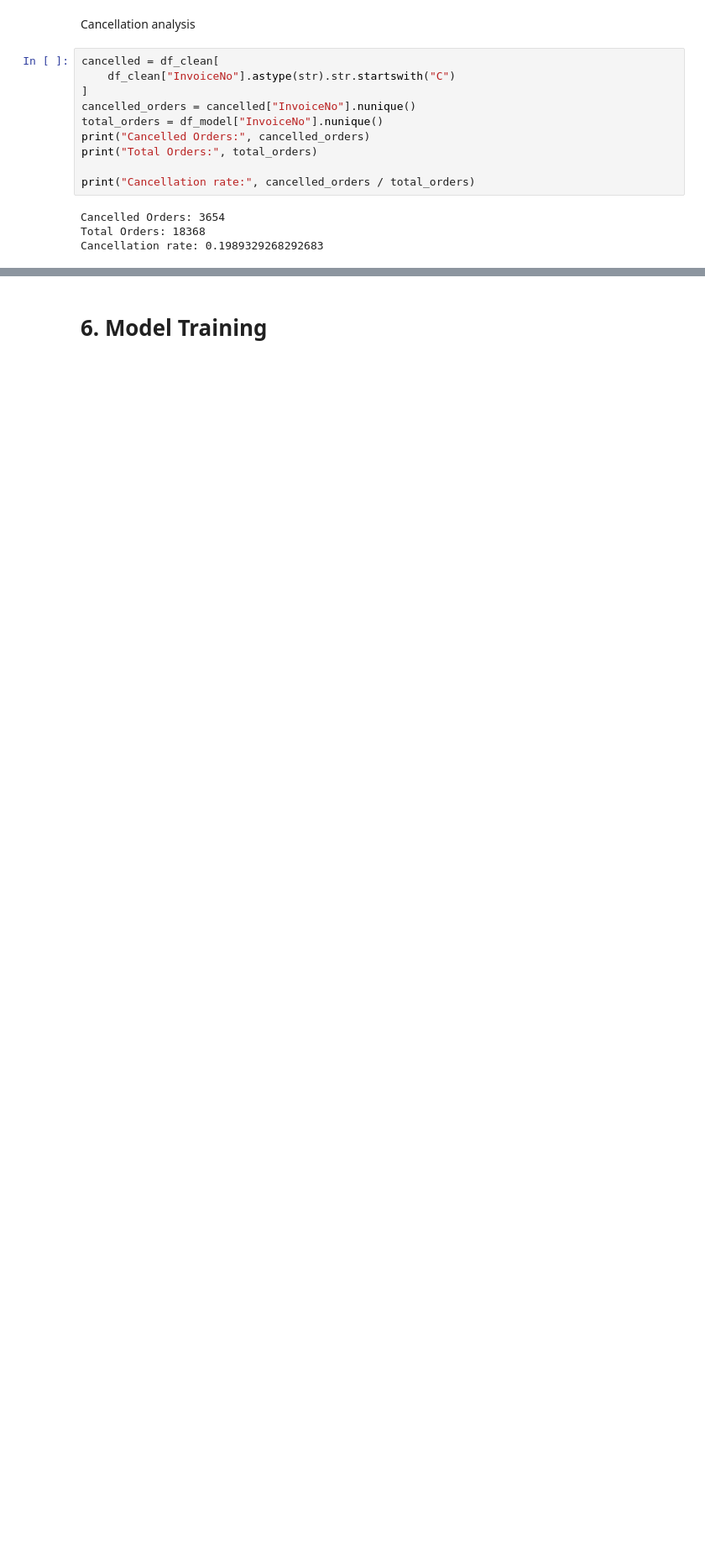
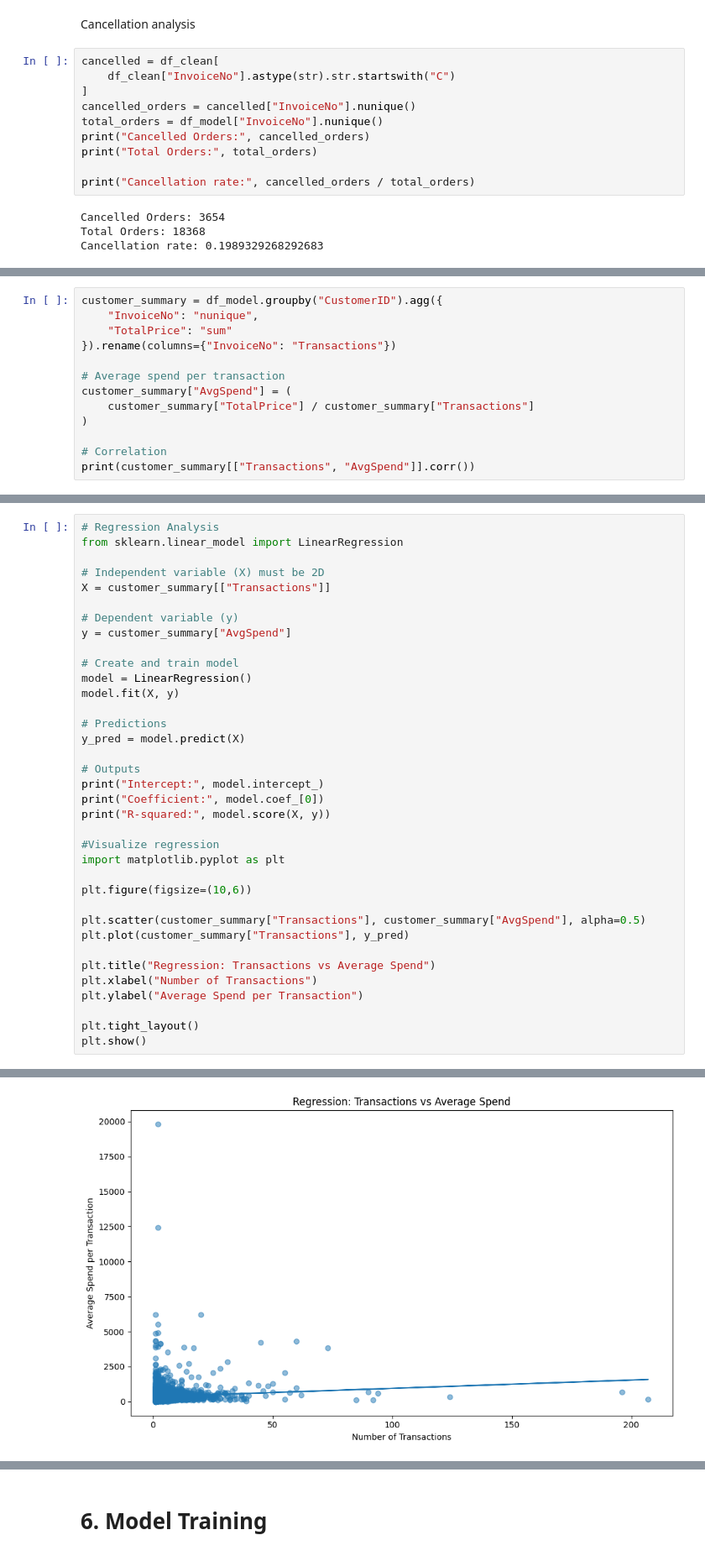
Before and after one commit to OKSolution/ai-data-science-assignment, a Jupyter notebook: notebooks/analysis.ipynb, the cells around one changed output, grey strips where cells are left out. Shown at 84% size. Drawn from its saved outputs; the diff is of its cells as text; blank space fills up the shorter version.

```diff
--- a/notebooks/analysis.ipynb
+++ b/notebooks/analysis.ipynb
@@ -531,0 +535,13 @@ Cancellation rate: 0.1989329268292683
+# %%
+customer_summary = df_model.groupby("CustomerID").agg({
+    "InvoiceNo": "nunique",
+    "TotalPrice": "sum"
+}).rename(columns={"InvoiceNo": "Transactions"})
+
+# Average spend per transaction
+customer_summary["AvgSpend"] = (
+    customer_summary["TotalPrice"] / customer_summary["Transactions"]
+)
+
+# Correlation
+print(customer_summary[["Transactions", "AvgSpend"]].corr())
@@ -531,0 +581,37 @@ Cancellation rate: 0.1989329268292683
+# %%
+# Regression Analysis
+from sklearn.linear_model import LinearRegression
+
+# Independent variable (X) must be 2D
+X = customer_summary[["Transactions"]]
+
+# Dependent variable (y)
+y = customer_summary["AvgSpend"]
+
+# Create and train model
+model = LinearRegression()
+model.fit(X, y)
+
+# Predictions
+y_pred = model.predict(X)
+
+# Outputs
+print("Intercept:", model.intercept_)
+print("Coefficient:", model.coef_[0])
+print("R-squared:", model.score(X, y))
+
+#Visualize regression
+import matplotlib.pyplot as plt
+
+plt.figure(figsize=(10,6))
+
+plt.scatter(customer_summary["Transactions"], customer_summary["AvgSpend"], alpha=0.5)
+plt.plot(customer_summary["Transactions"], y_pred)
+
+plt.title("Regression: Transactions vs Average Spend")
+plt.xlabel("Number of Transactions")
+plt.ylabel("Average Spend per Transaction")
+
+plt.tight_layout()
+plt.show()
+# %% [output]
@@ -531,0 +621 @@ Cancellation rate: 0.1989329268292683
+[figure, added]
```
Also changed, not shown: parts of 133 cells of this notebook.
